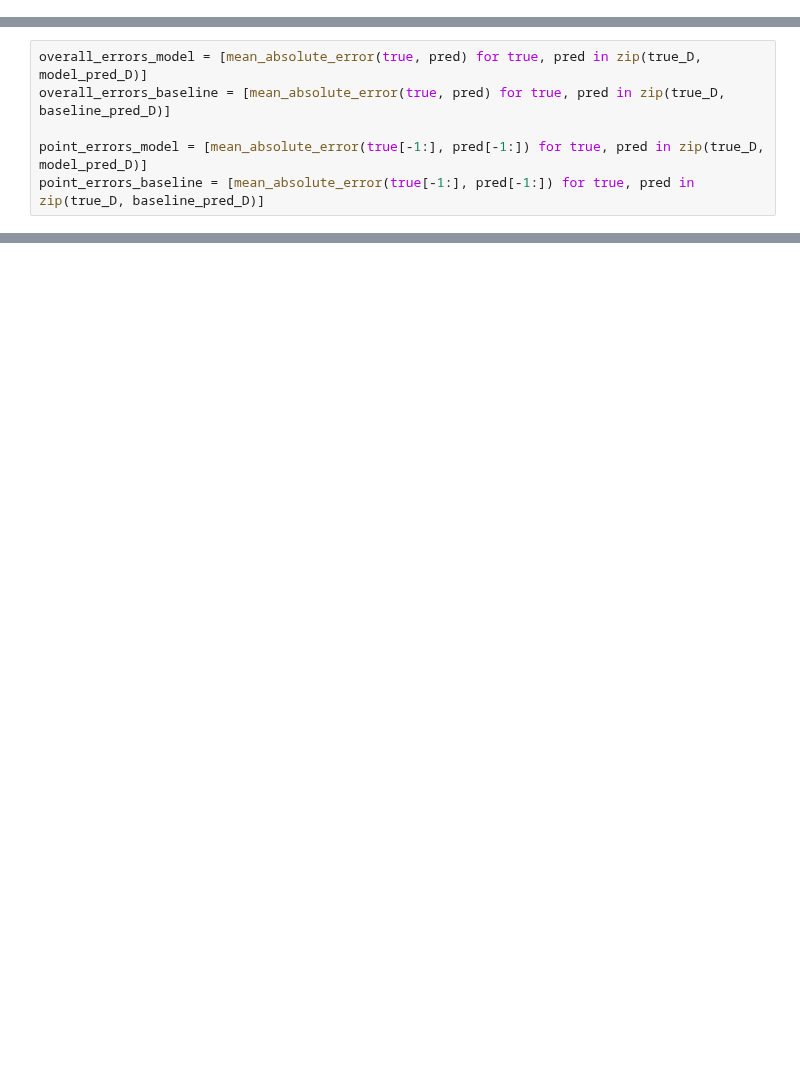
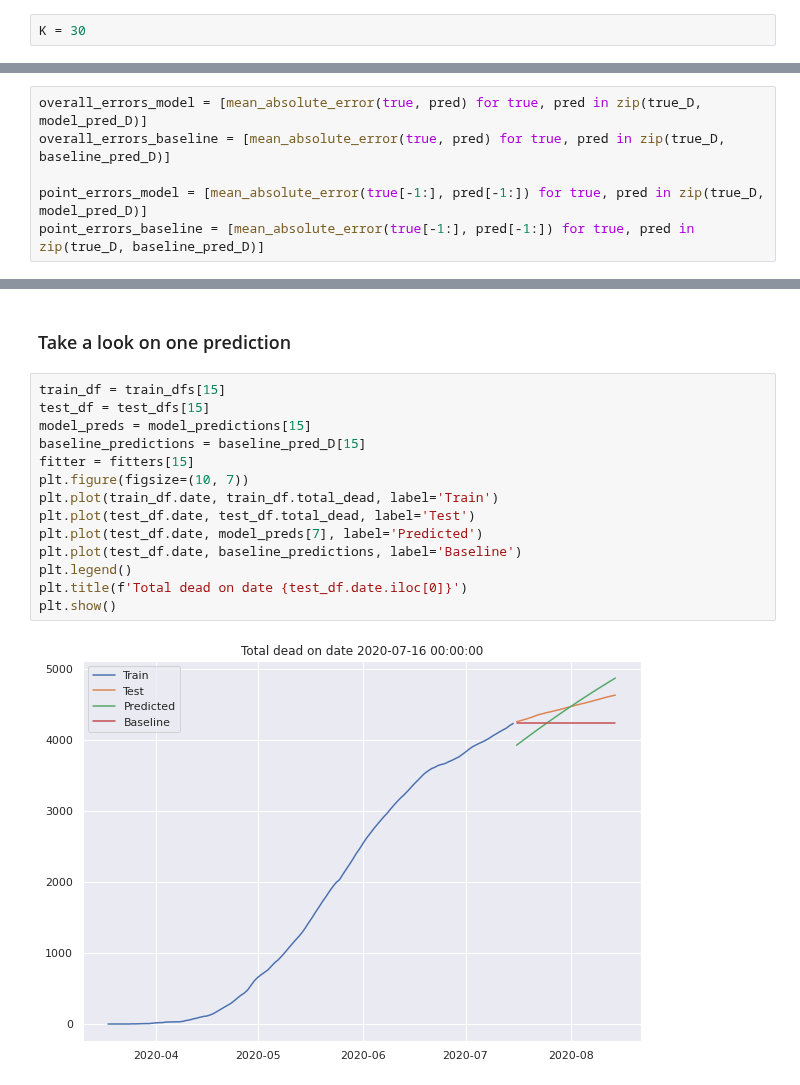
Before and after one commit to btseytlin/covid_peak_sir_modelling, a Jupyter notebook: seir_moscow_hidden.ipynb, the cells around one changed output, grey strips where cells are left out. Drawn from its saved outputs; the diff is of its cells as text; blank space fills up the shorter version.

```diff
--- a/seir_moscow_hidden.ipynb
+++ b/seir_moscow_hidden.ipynb
@@ -351,5 +348,7 @@ plt.show()
 [figure]
 # %% [markdown]
 # Eval 30 days ahead on fixed dates
+# %%
+K = 30
 # %%
 # Regions where Rt does not jump much
@@ -492,0 +434,18 @@ plt.show()
+# %% [markdown]
+### Take a look on one prediction
+# %%
+train_df = train_dfs[15]
+test_df = test_dfs[15]
+model_preds = model_predictions[15]
+baseline_predictions = baseline_pred_D[15]
+fitter = fitters[15]
+plt.figure(figsize=(10, 7))
+plt.plot(train_df.date, train_df.total_dead, label='Train')
+plt.plot(test_df.date, test_df.total_dead, label='Test')
+plt.plot(test_df.date, model_preds[7], label='Predicted')
+plt.plot(test_df.date, baseline_predictions, label='Baseline')
+plt.legend()
+plt.title(f'Total dead on date {test_df.date.iloc[0]}')
+plt.show()
+# %% [output]
+[figure, added]
```
Also changed, not shown: parts of 15 cells of this notebook, 2 other files.
